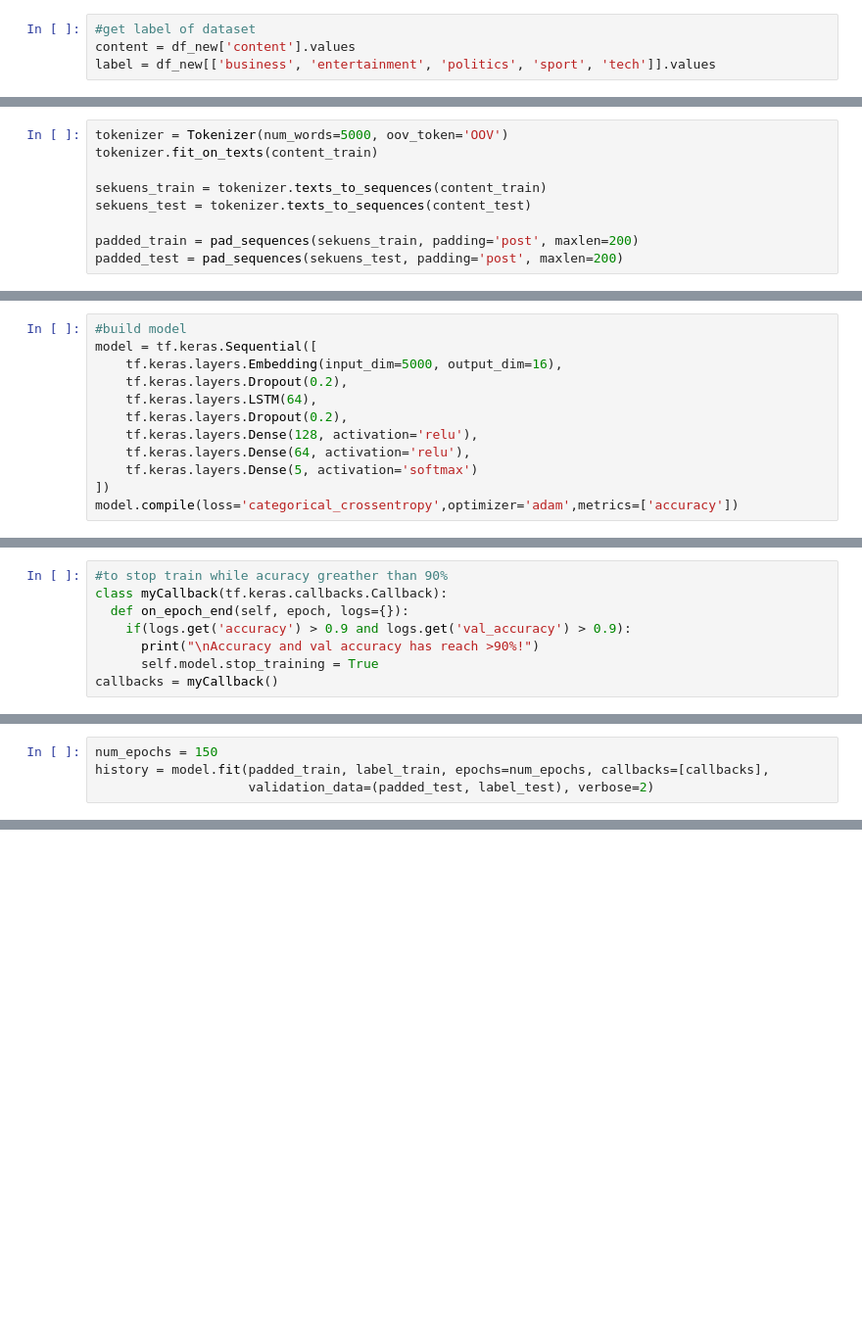
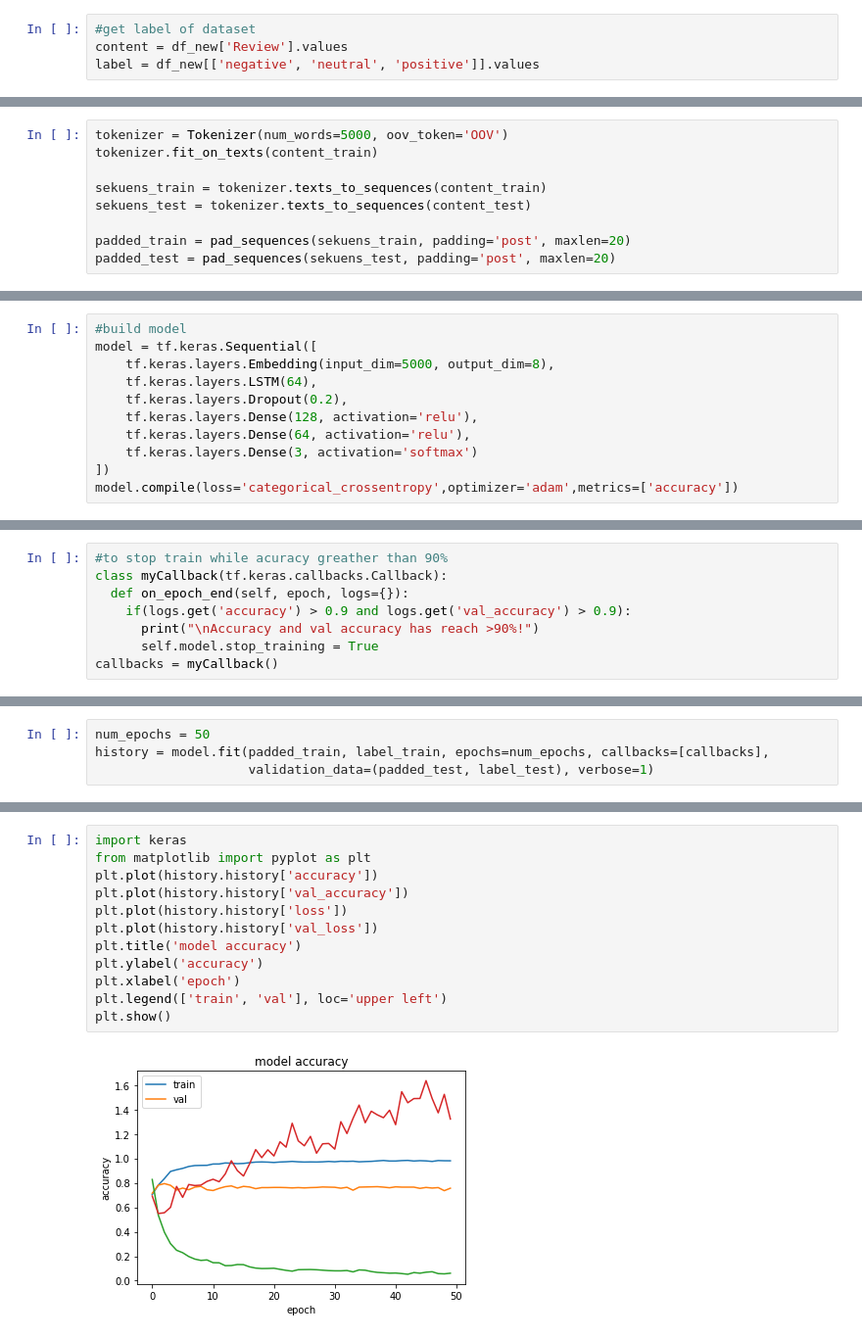
Before and after one commit to H4rfu1/ML-project-TokoLitik-tim-Undagi, a Jupyter notebook: Response/MainProject.ipynb, the cells around one changed output, grey strips where cells are left out. Shown: that part at 98% size. Saved outputs shown, nothing was run; the diff lists cells and outputs as text; blank space fills up the shorter version.

```diff
--- a/Response/MainProject.ipynb
+++ b/Response/MainProject.ipynb
@@ -128,5 +157,5 @@ df['review'] = df['review'].apply(punctuation)
 # %%
 #get label of dataset
-content = df_new['content'].values
-label = df_new[['business', 'entertainment', 'politics', 'sport', 'tech']].values
+content = df_new['Review'].values
+label = df_new[['negative', 'neutral', 'positive']].values
 # %% [markdown]
@@ -142,6 +171,6 @@ tokenizer.fit_on_texts(content_train)
 sekuens_train = tokenizer.texts_to_sequences(content_train)
 sekuens_test = tokenizer.texts_to_sequences(content_test)
 
-padded_train = pad_sequences(sekuens_train, padding='post', maxlen=200)
-padded_test = pad_sequences(sekuens_test, padding='post', maxlen=200)
+padded_train = pad_sequences(sekuens_train, padding='post', maxlen=20)
+padded_test = pad_sequences(sekuens_test, padding='post', maxlen=20)
 # %% [markdown]
@@ -149,13 +178,12 @@ padded_test = pad_sequences(sekuens_test, padding='post', maxlen=200)
 # %%
 #build model
 model = tf.keras.Sequential([
-    tf.keras.layers.Embedding(input_dim=5000, output_dim=16),
-    tf.keras.layers.Dropout(0.2),
+    tf.keras.layers.Embedding(input_dim=5000, output_dim=8),
     tf.keras.layers.LSTM(64),
     tf.keras.layers.Dropout(0.2),
     tf.keras.layers.Dense(128, activation='relu'),
     tf.keras.layers.Dense(64, activation='relu'),
-    tf.keras.layers.Dense(5, activation='softmax')
+    tf.keras.layers.Dense(3, activation='softmax')
 ])
 model.compile(loss='categorical_crossentropy',optimizer='adam',metrics=['accuracy'])
 # %% [markdown]
@@ -173,5 +201,5 @@ callbacks = myCallback()
 # %%
-num_epochs = 150
+num_epochs = 50
 history = model.fit(padded_train, label_train, epochs=num_epochs, callbacks=[callbacks],
-                    validation_data=(padded_test, label_test), verbose=2)
+                    validation_data=(padded_test, label_test), verbose=1)
 # %% [output]
@@ -194,0 +223,14 @@ Accuracy and val accuracy has reach >90%!
+# %%
+import keras
+from matplotlib import pyplot as plt
+plt.plot(history.history['accuracy'])
+plt.plot(history.history['val_accuracy'])
+plt.plot(history.history['loss'])
+plt.plot(history.history['val_loss'])
+plt.title('model accuracy')
+plt.ylabel('accuracy')
+plt.xlabel('epoch')
+plt.legend(['train', 'val'], loc='upper left')
+plt.show()
+# %% [output]
+[figure, added]
```
Also changed, not shown: parts of 54 cells of this notebook.
